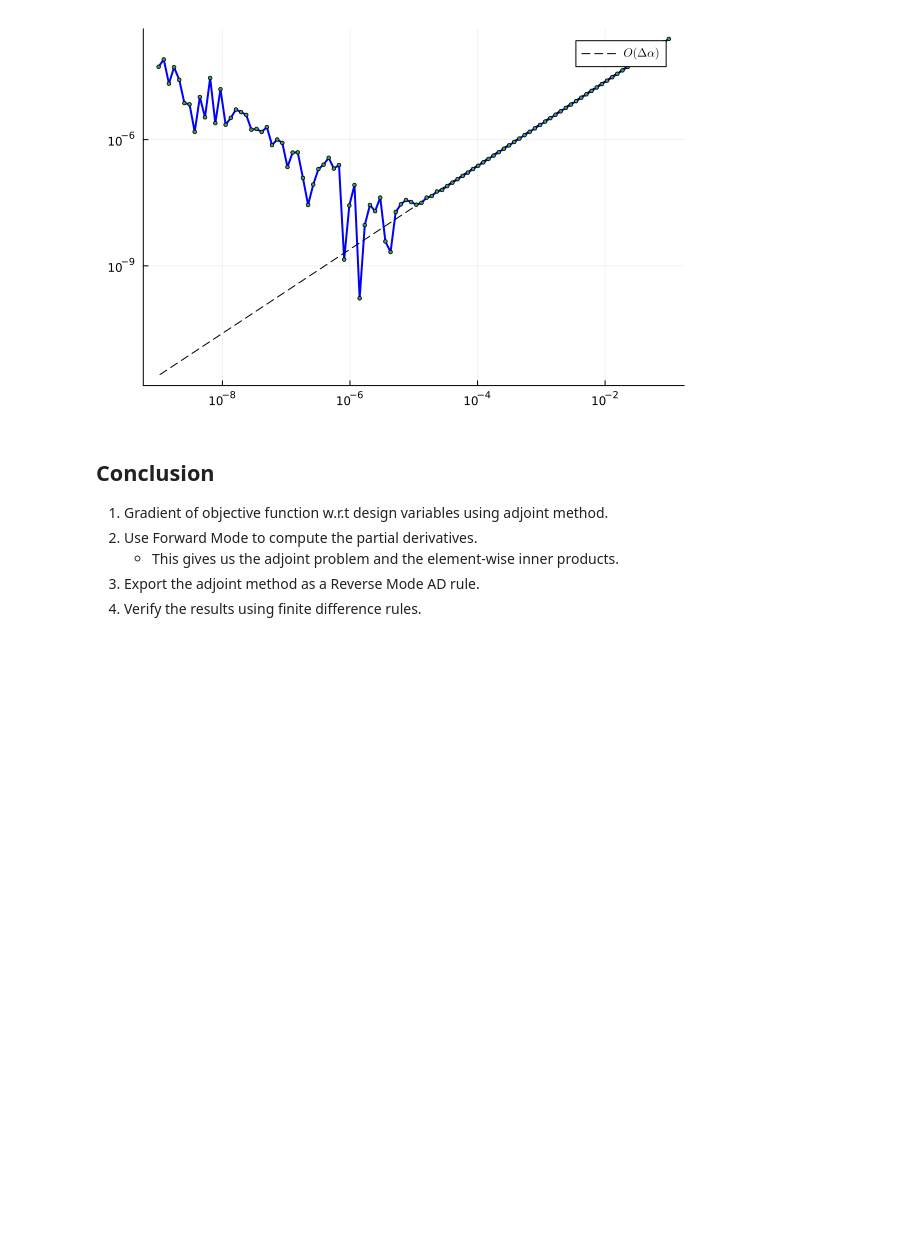
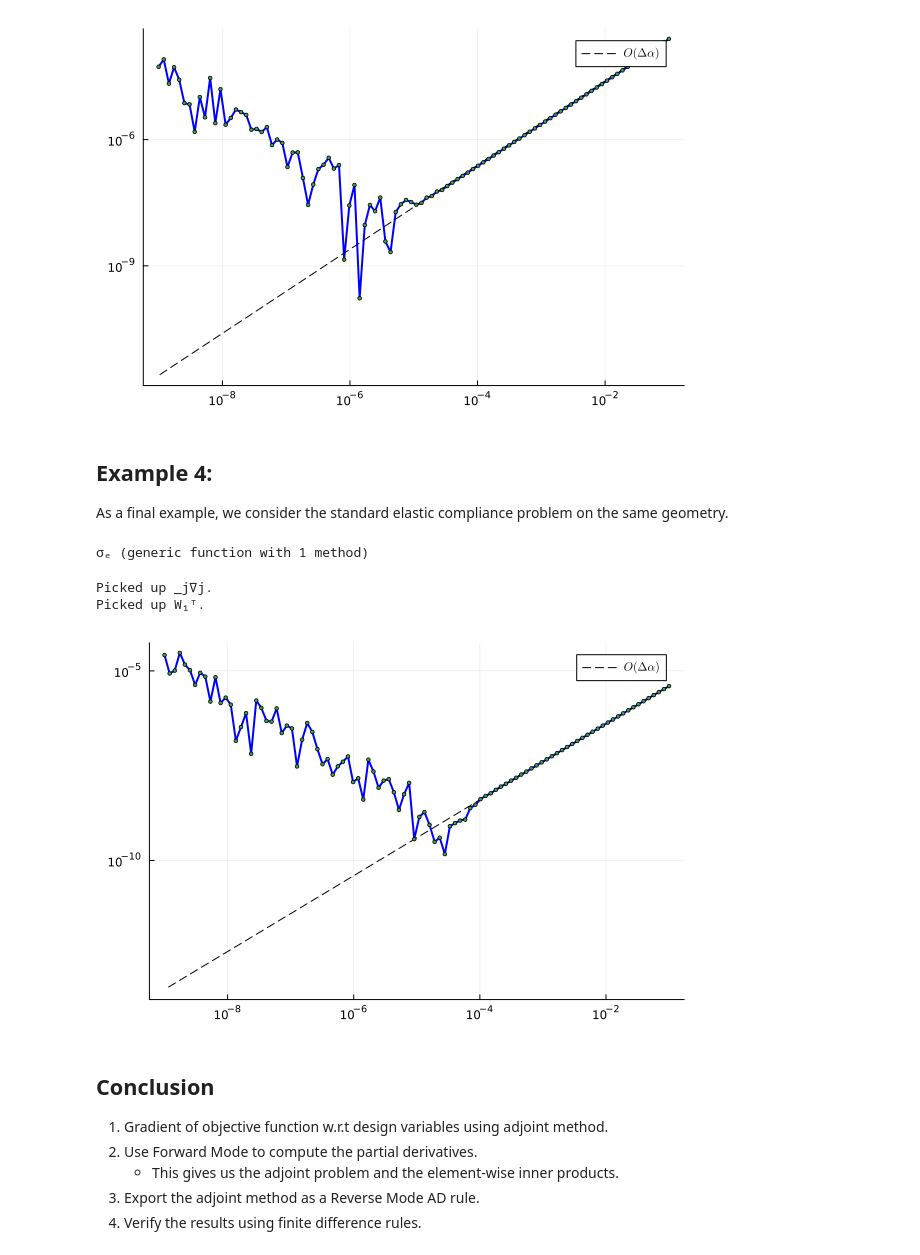
Before and after one commit to Balaje/TopOpt-Presentation, a Jupyter notebook: Notebook.ipynb, the cells around one changed output. Drawn from its saved outputs; the diff is of its cells as text; code cells hidden in the pictures; blank space fills up the shorter version.

Commit message:
Add elastic compliance and rename notebook

```diff
--- a/Group Meeting.ipynb
+++ b/Notebook.ipynb
@@ -447,3 +447,25 @@ Plots.plot!(plt1, Δα, fd_err[1]/Δα[1]*Δα, label="\$ O(Δα) \$",
 Plots.scatter!(plt1, Δα, fd_err, label="", markersize=2)
 # %% [output]
 [figure]
+# %% [markdown]
+## Example 4:
+
+As a final example, we consider the standard elastic compliance problem on the same geometry.
+# %%
+reffe = ReferenceFE(lagrangian, VectorValue{2,Float64}, 1)
+
+W = TestFESpace(model, reffe, conformity=:H1, dirichlet_tags=["tag_8"]);
+V = TrialFESpace(V, VectorValue{2,Float64}(0.0, 0.0))
+
+W′ = TestFESpace(model, reffe, conformity=:H1, dirichlet_tags=["tag_8"],
+                  vector_type=Vector{Dual128});
+V′ = TrialFESpace(W′, VectorValue{2,Dual128}(0.0, 0.0))
+
+const E = 70.0
+const ν = 0.33
+const λₑ = (E*ν)/((1+ν)*(1-2*ν))
+const μₑ = E/(2*(1+ν))
+
+σₑ(ε) = λₑ*tr(ε)*one(ε) + 2*μₑ*ε
+# %% [output]
+σₑ (generic function with 1 method)
@@ -450,3 +487,20 @@ Plots.scatter!(plt1, Δα, fd_err, label="", markersize=2)
+# %%
+dj₃, = Zygote.gradient(x->j₃(x; p=5), α);
+
+# Check against finite difference solution
+fd_err = fd_error(x->j₃(x; p=5), dj₃, α, Δα, rand(1:prod(N)));
+# %% [output]
+Picked up _j∇j.
+Picked up W₁ᵀ.
+# %%
+plt1 = Plots.plot()
+Plots.plot!(plt1, Δα, fd_err, xaxis=:log10, yaxis=:log10,
+                            label="", lw=2, lc=:blue)
+Plots.plot!(plt1, Δα, fd_err[1]/Δα[1]*Δα, label="\$ O(Δα) \$",
+                            lc=:black, ls=:dash)
+Plots.scatter!(plt1, Δα, fd_err, label="", markersize=2)
+# %% [output]
+[figure, added]
 # %% [markdown]
 ## Conclusion
 
```
Also changed, not shown: parts of 2 cells of this notebook.
